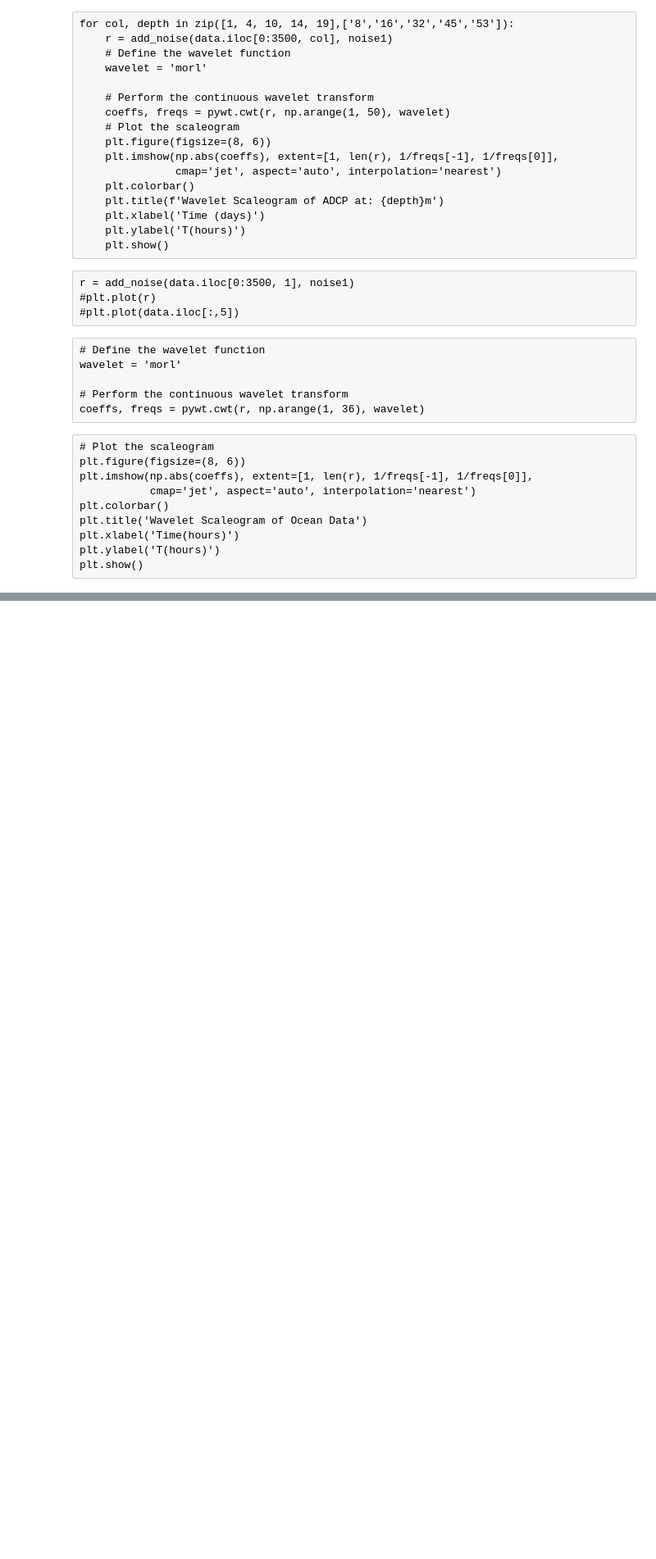
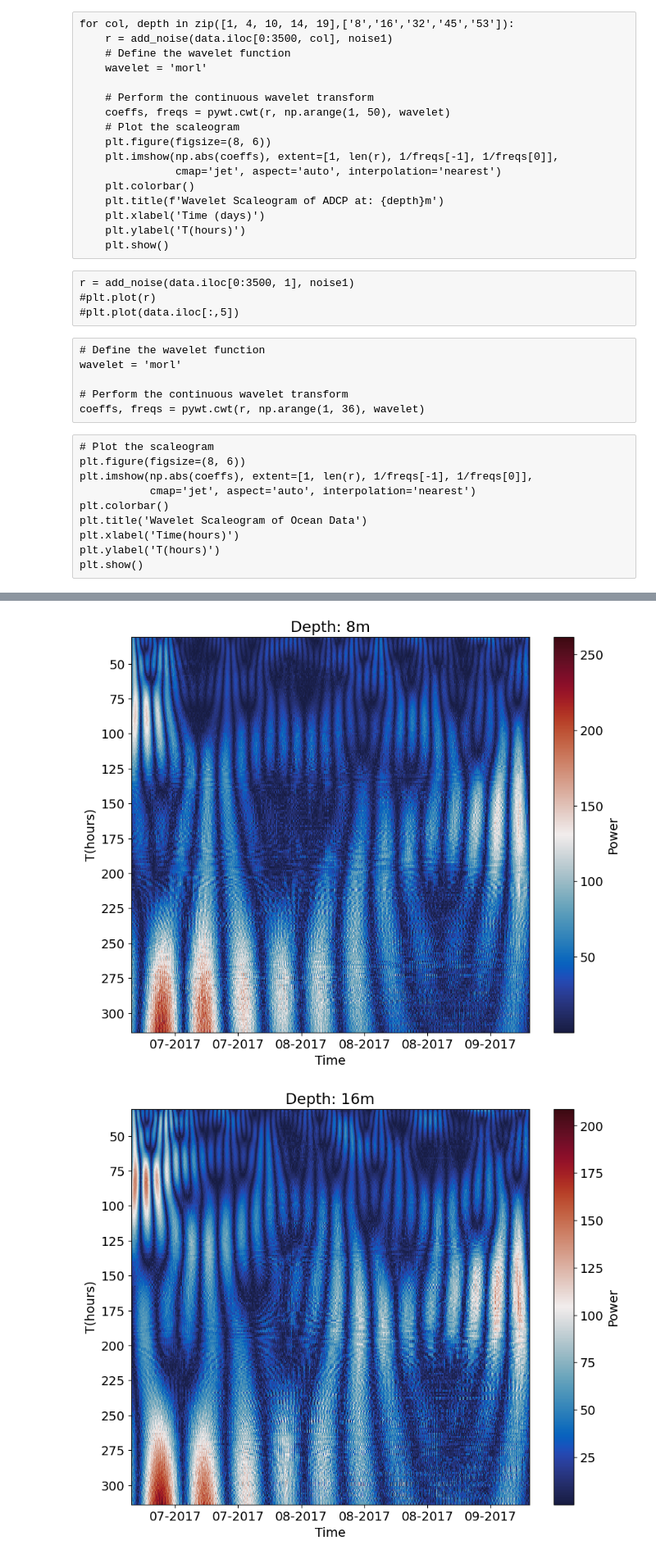
Before and after one commit to pythonistabr/pcce-wavelets, a Jupyter notebook: scripts/wavelets_and_PSD.ipynb, the cells around one changed output, grey strips where cells are left out. Shown at 82% size. Cells and saved outputs as stored; diff of their text form; code cells hidden in the pictures; blank space fills up the shorter version.

```diff
--- a/scripts/wavelets_and_PSD.ipynb
+++ b/scripts/wavelets_and_PSD.ipynb
@@ -124,0 +157,48 @@ for col, depth in zip([1, 4, 10, 16, 19],['8','16','32','45','53']):
+# %%
+vl = pd.read_csv('../data/boia/vl-boia-completo.csv', delimiter=';')
+# %%
+date_fmt = mdates.DateFormatter('%m-%Y')
+for col, depth in zip([1, 4, 10, 16, 19],['8','16','32','45','53']):
+    #add noise
+    r = add_noise(vl.iloc[5500:, col], noise2)# white noise
+
+    # Define the wavelet function
+    wavelet = 'morl'
+
+    # Compute the wavelet transform
+    wavelet = 'morl'  # Mother wavelet to use
+    scales = np.arange(25, 256)  # Scales to use
+    coefficients, frequencies = pywt.cwt(r, scales, wavelet, sampling_period=1)
+    T_wave = 1/frequencies
+
+    # Plot the wavelet spectrum
+    #fig, ax = plt.subplots(figsize=(10, 8))
+
+    #ax.set_yscale('log')
+    #ax.set_ylabel('T(hours)')
+    #ax.set_xlabel('Time')
+    #ax.set_yticks(np.arange(0, T_wave.max(), 2.5))
+    #plt.title(f'Depth: {depth}m')
+    #im = ax.contourf(time1, T_wave, np.abs(coefficients), cmap=cm.cm.balance)
+    #fig.colorbar(im, ax=ax, label=r'Power')
+    #ax.xaxis.set_major_formatter(date_fmt)
+
+    # Plot the wavelet spectrum
+    fig, ax = plt.subplots(figsize=(10, 8))
+
+    ##ax.set_yscale('log')
+    ax.set_ylabel('T(hours)')
+    ax.set_xlabel('Time')
+    ax.set_yticks(np.arange(0, T_wave.max(), 25))
+    plt.title(f'Depth: {depth}m')
+    #im = ax.contourf(time1, T_wave, np.abs(coefficients), cmap='jet')
+    im = plt.imshow(np.abs(coefficients), extent=[time2.min(), time2.max(), T_wave[-1], T_wave[0]],
+               cmap=cm.cm.balance, aspect='auto', interpolation='nearest')
+    fig.colorbar(im, ax=ax, label=r'Power')
+    ax.xaxis.set_major_formatter(date_fmt)
+    #plt.savefig(f'../figs/wavelets adcp/espectro_ondeletas_adcp_paralolo_não_filtrado_{depth}m.png', dpi=300)
+    #plt.savefig(f'../figs/wavelets adcp serie 2/espectro_ondeletas_adcp_paralelo_não_filtrado_{depth}m.png', dpi=300)
+    plt.show()
+# %% [output]
+[figure, added]
+[figure, added]
```
Also changed, not shown: parts of 17 cells of this notebook.
